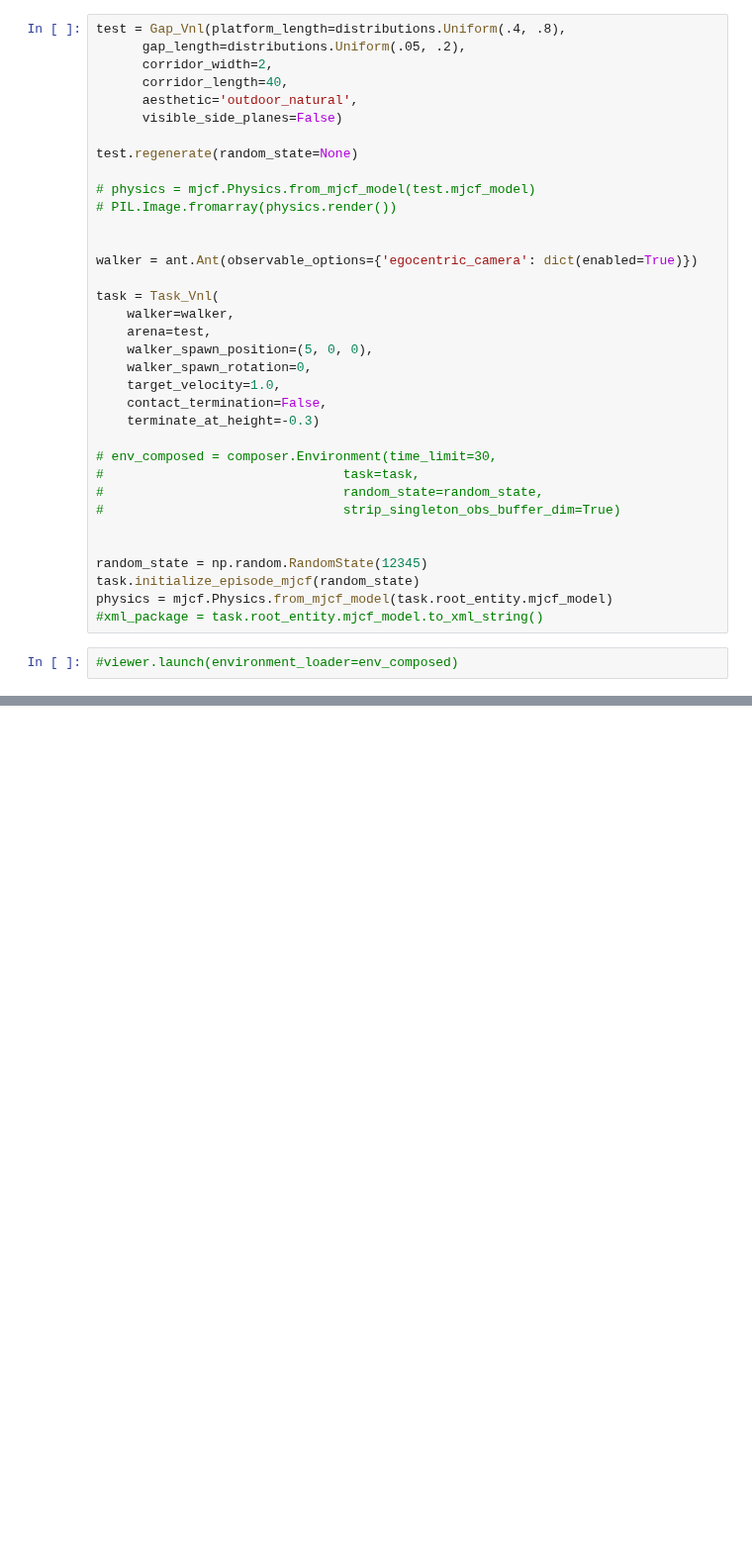
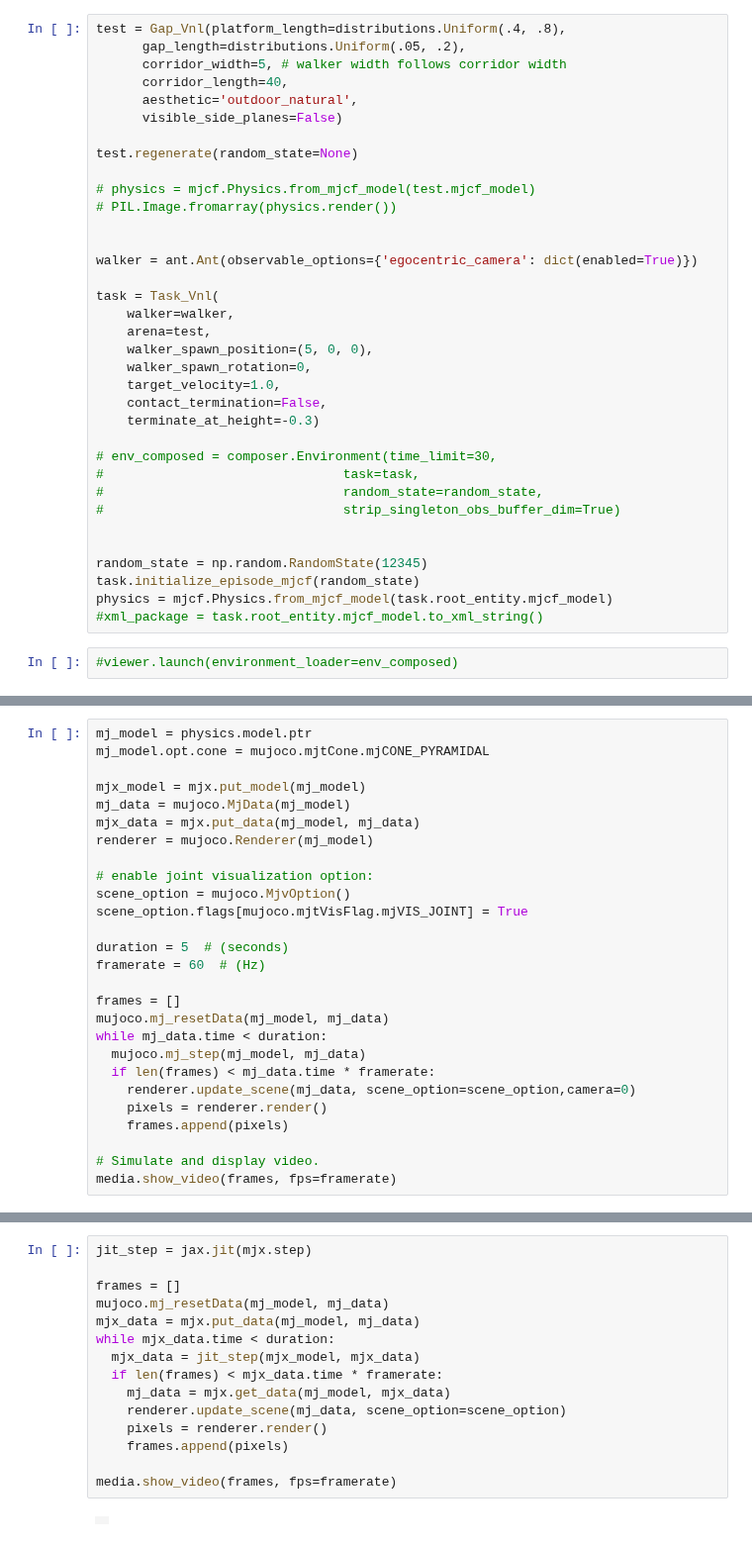
Before and after one commit to talmolab/Brax-Rodent-Run, a Jupyter notebook: customized_pipeline_brax_upload.ipynb, the cells around one changed output, grey strips where cells are left out. Shown at 99% size. Cells and saved outputs as stored; diff of their text form; blank space fills up the shorter version.

```diff
--- a/customized_pipeline_brax_upload.ipynb
+++ b/customized_pipeline_brax_upload.ipynb
@@ -264,7 +265,7 @@ class Task_Vnl(corr_tasks.RunThroughCorridor):
 # %%
 test = Gap_Vnl(platform_length=distributions.Uniform(.4, .8),
       gap_length=distributions.Uniform(.05, .2),
-      corridor_width=2,
+      corridor_width=5, # walker width follows corridor width
       corridor_length=40,
       aesthetic='outdoor_natural',
       visible_side_planes=False)
@@ -300,0 +312,27 @@ physics = mjcf.Physics.from_mjcf_model(task.root_entity.mjcf_model)
+# %%
+mj_model = physics.model.ptr
+mj_model.opt.cone = mujoco.mjtCone.mjCONE_PYRAMIDAL
+
+mjx_model = mjx.put_model(mj_model)
+mj_data = mujoco.MjData(mj_model)
+mjx_data = mjx.put_data(mj_model, mj_data)
+renderer = mujoco.Renderer(mj_model)
+
+# enable joint visualization option:
+scene_option = mujoco.MjvOption()
+scene_option.flags[mujoco.mjtVisFlag.mjVIS_JOINT] = True
+
+duration = 5  # (seconds)
+framerate = 60  # (Hz)
+
+frames = []
+mujoco.mj_resetData(mj_model, mj_data)
+while mj_data.time < duration:
+  mujoco.mj_step(mj_model, mj_data)
+  if len(frames) < mj_data.time * framerate:
+    renderer.update_scene(mj_data, scene_option=scene_option,camera=0)
+    pixels = renderer.render()
+    frames.append(pixels)
+
+# Simulate and display video.
+media.show_video(frames, fps=framerate)
@@ -301 +344,18 @@ physics = mjcf.Physics.from_mjcf_model(task.root_entity.mjcf_model)
+# %%
+jit_step = jax.jit(mjx.step)
+
+frames = []
+mujoco.mj_resetData(mj_model, mj_data)
+mjx_data = mjx.put_data(mj_model, mj_data)
+while mjx_data.time < duration:
+  mjx_data = jit_step(mjx_model, mjx_data)
+  if len(frames) < mjx_data.time * framerate:
+    mj_data = mjx.get_data(mj_model, mjx_data)
+    renderer.update_scene(mj_data, scene_option=scene_option)
+    pixels = renderer.render()
+    frames.append(pixels)
+
+media.show_video(frames, fps=framerate)
+# %% [output]
+|  |
 # %% [markdown]
```
Also changed, not shown: parts of 27 cells of this notebook, 12 other files.
